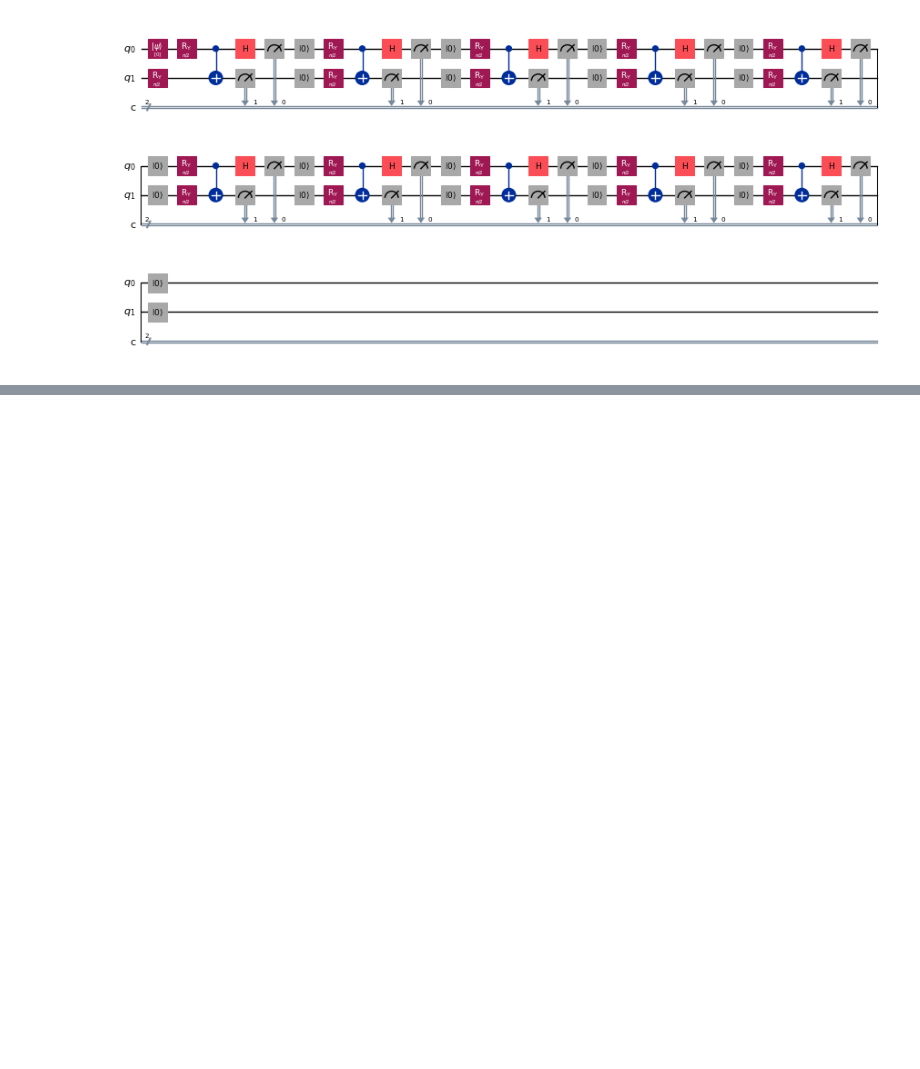
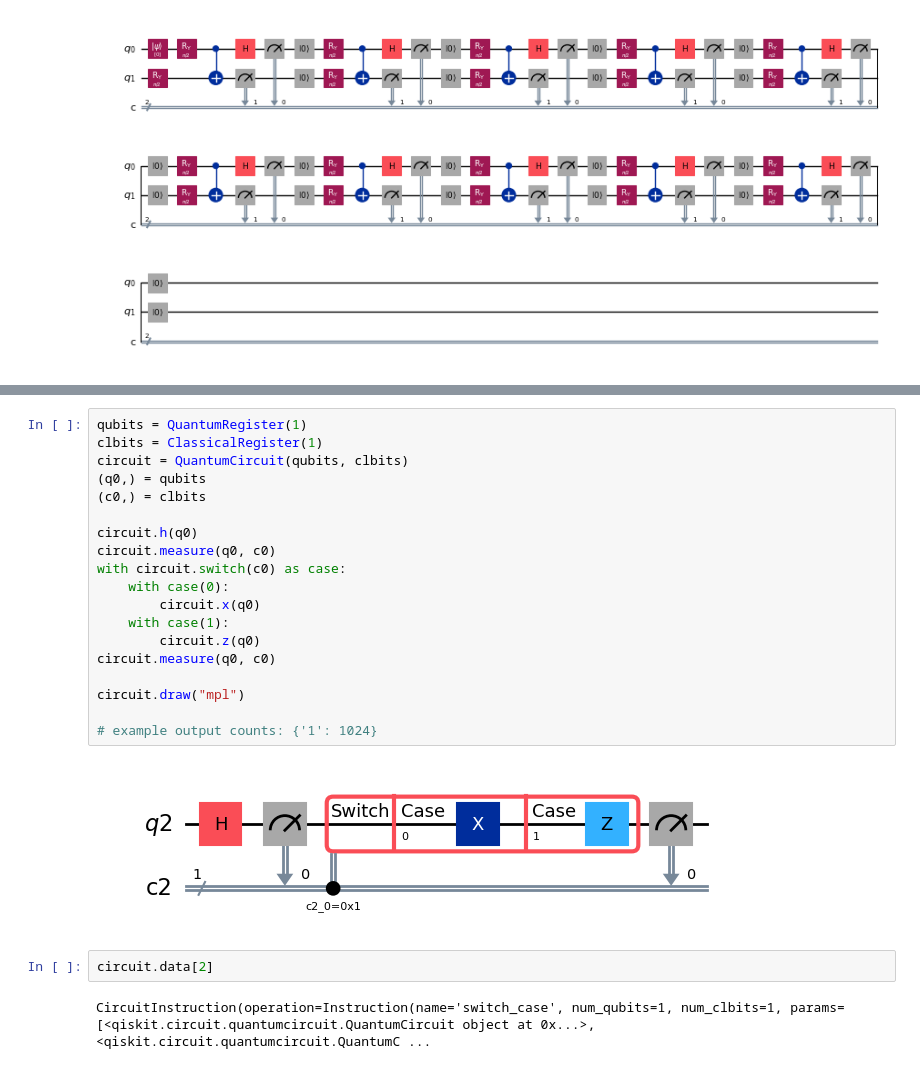
Before and after one commit to Acdimy/qreach-tools, a Jupyter notebook: python_pkg/test.ipynb, the cells around one changed output, grey strips where cells are left out. Drawn from its saved outputs; the diff is of its cells as text; blank space fills up the shorter version.

```diff
--- a/python_pkg/test.ipynb
+++ b/python_pkg/test.ipynb
@@ -388,0 +657,25 @@ circ.draw('mpl', scale=0.5)
+# %%
+qubits = QuantumRegister(1)
+clbits = ClassicalRegister(1)
+circuit = QuantumCircuit(qubits, clbits)
+(q0,) = qubits
+(c0,) = clbits
+
+circuit.h(q0)
+circuit.measure(q0, c0)
+with circuit.switch(c0) as case:
+    with case(0):
+        circuit.x(q0)
+    with case(1):
+        circuit.z(q0)
+circuit.measure(q0, c0)
+
+circuit.draw("mpl")
+
+# example output counts: {'1': 1024}
+# %% [output]
+[figure, added]
+# %%
+circuit.data[2]
+# %% [output]
+CircuitInstruction(operation=Instruction(name='switch_case', num_qubits=1, num_clbits=1, params=[<qiskit.circuit.quantumcircuit.QuantumCircuit object at 0x...>, <qiskit.circuit.quantumcircuit.QuantumC ...
```
Also changed, not shown: parts of 19 cells of this notebook, 9 other files.
